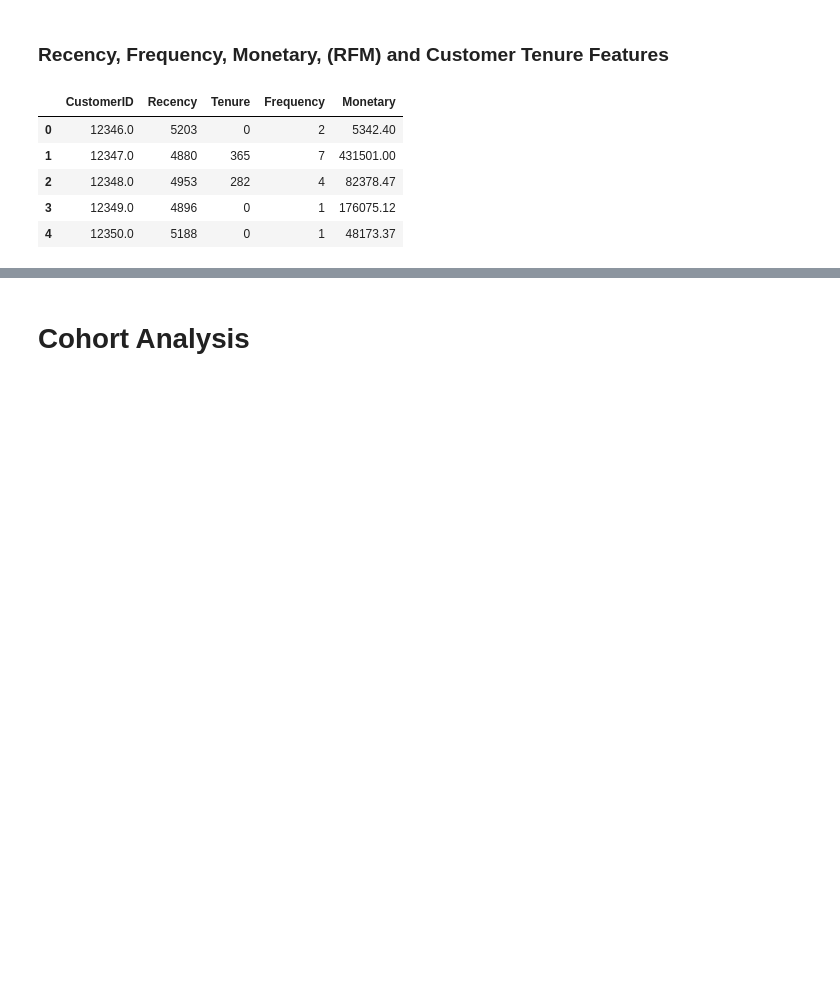
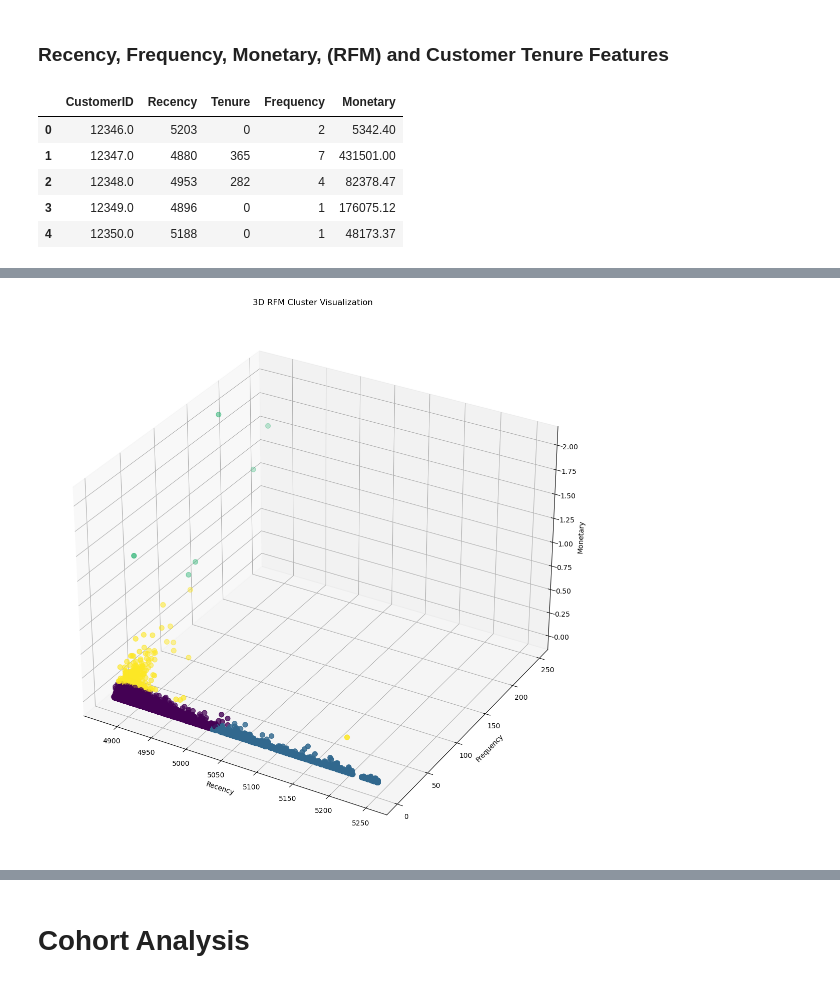
Before and after one commit to Emerald-GitHub/Eshop-pro-cohort-analysis, a Jupyter notebook: notebook/Eshop-pro-cohort-analysis.ipynb, the cells around one changed output, grey strips where cells are left out. Cells and saved outputs as stored; diff of their text form; code cells hidden in the pictures; blank space fills up the shorter version.

```diff
--- a/notebook/Eshop-pro-cohort-analysis.ipynb
+++ b/notebook/Eshop-pro-cohort-analysis.ipynb
@@ -246,0 +294,19 @@ plt.show()
+# %%
+# 3D Visualization
+fig = plt.figure(figsize=(14, 14))
+ax = fig.add_subplot(111, projection='3d')
+scatter = ax.scatter(
+    rfm['Recency'],
+    rfm['Frequency'],
+    rfm['Monetary'],
+    c=rfm['Cluster'],
+    cmap='viridis',
+    s=50
+)
+ax.set_xlabel('Recency')
+ax.set_ylabel('Frequency')
+ax.set_zlabel('Monetary')
+plt.title('3D RFM Cluster Visualization')
+plt.show()
+# %% [output]
+[figure, added]
```
Also changed, not shown: parts of 16 cells of this notebook, 1 other file.
